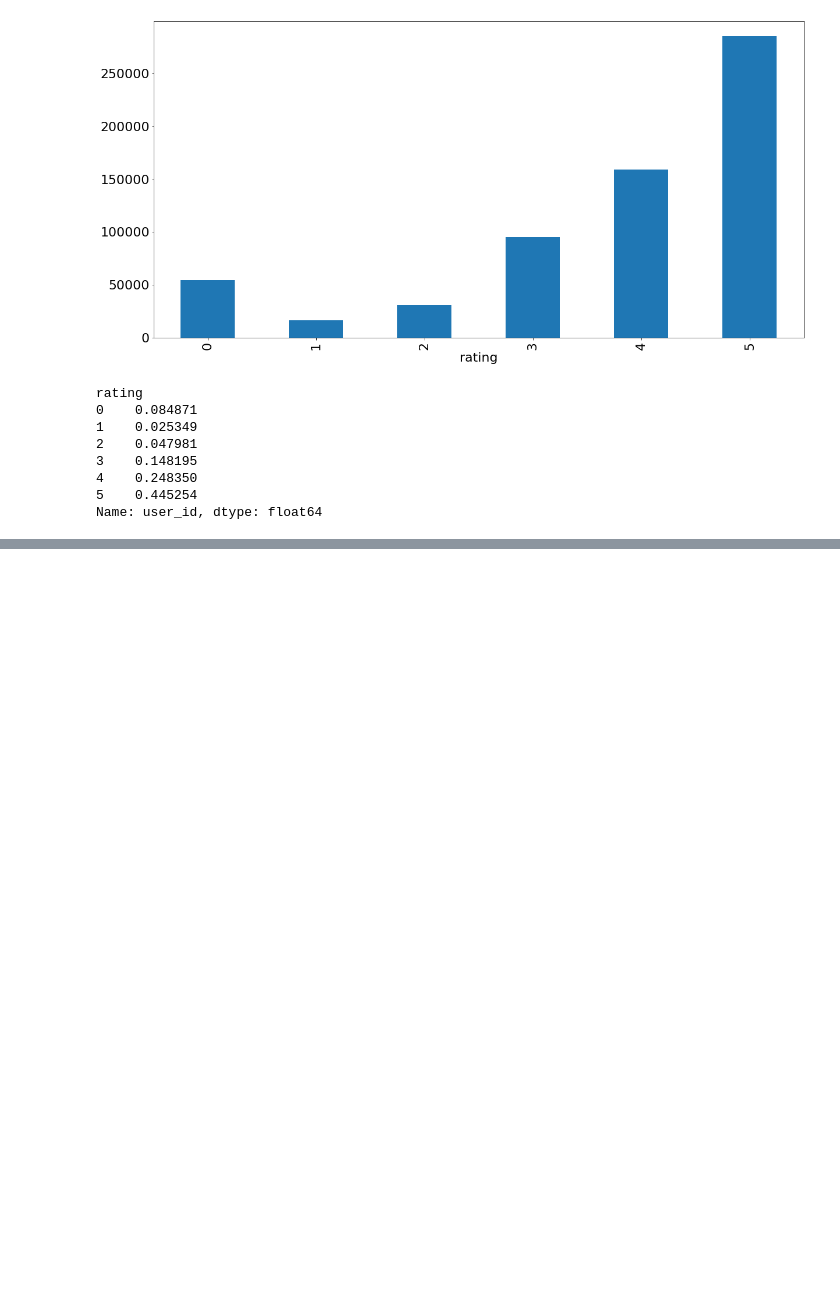
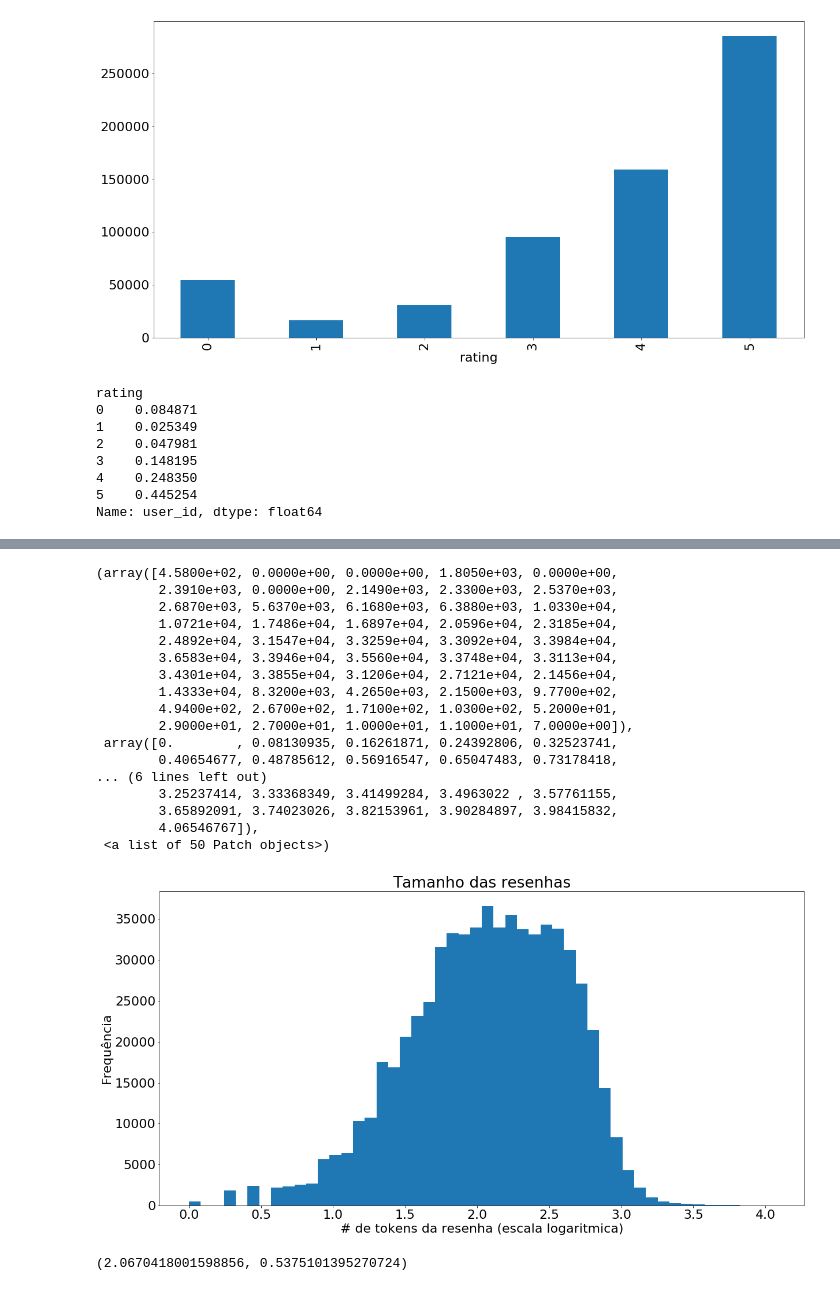
Before and after one commit to gdarruda/scrap-skoob, a Jupyter notebook: Analise.ipynb, the cells around one changed output, grey strips where cells are left out. Cells and saved outputs as stored; diff of their text form; code cells hidden in the pictures; blank space fills up the shorter version.

```diff
--- a/Analise.ipynb
+++ b/Analise.ipynb
@@ -55,0 +75,6 @@ df_reviews_by_book.sort_values(by=['qtd_reviews'], ascending=False)['qtd_reviews
+# %%
+import nltk
+from nltk.tokenize import RegexpTokenizer
+
+tokenizer = RegexpTokenizer(r'\w+')
+df_reciews_tokenized = df_reviews['text'].apply(lambda x: tokenizer.tokenize(x))
@@ -55,0 +86,36 @@ df_reviews_by_book.sort_values(by=['qtd_reviews'], ascending=False)['qtd_reviews
+# %%
+import scipy.stats as stats
+import numpy as np
+import matplotlib.mlab as mlab
+
+plt.figure(figsize=(20,10))
+plt.title("Tamanho das resenhas")
+plt.xlabel("# de tokens da resenha (escala logaritmica)")
+plt.ylabel("Frequência")
+plt.hist(np.log10(review_lens), bins=50)
+
+mu, sigma = np.mean(np.log10(review_lens)), np.std(np.log10(review_lens))
+# %% [output]
+(array([4.5800e+02, 0.0000e+00, 0.0000e+00, 1.8050e+03, 0.0000e+00,
+        2.3910e+03, 0.0000e+00, 2.1490e+03, 2.3300e+03, 2.5370e+03,
+        2.6870e+03, 5.6370e+03, 6.1680e+03, 6.3880e+03, 1.0330e+04,
+        1.0721e+04, 1.7486e+04, 1.6897e+04, 2.0596e+04, 2.3185e+04,
+        2.4892e+04, 3.1547e+04, 3.3259e+04, 3.3092e+04, 3.3984e+04,
+        3.6583e+04, 3.3946e+04, 3.5560e+04, 3.3748e+04, 3.3113e+04,
+        3.4301e+04, 3.3855e+04, 3.1206e+04, 2.7121e+04, 2.1456e+04,
+        1.4333e+04, 8.3200e+03, 4.2650e+03, 2.1500e+03, 9.7700e+02,
+        4.9400e+02, 2.6700e+02, 1.7100e+02, 1.0300e+02, 5.2000e+01,
+        2.9000e+01, 2.7000e+01, 1.0000e+01, 1.1000e+01, 7.0000e+00]),
+ array([0.        , 0.08130935, 0.16261871, 0.24392806, 0.32523741,
+        0.40654677, 0.48785612, 0.56916547, 0.65047483, 0.73178418,
+... (6 lines left out)
+        3.25237414, 3.33368349, 3.41499284, 3.4963022 , 3.57761155,
+        3.65892091, 3.74023026, 3.82153961, 3.90284897, 3.98415832,
+        4.06546767]),
+ <a list of 50 Patch objects>)
+[figure, added]
+# %%
+mu, sigma = np.mean(np.log10(review_lens)), np.std(np.log10(review_lens))
+mu, sigma
+# %% [output]
+(2.0670418001598856, 0.5375101395270724)
```
Also changed, not shown: parts of 9 cells of this notebook.
